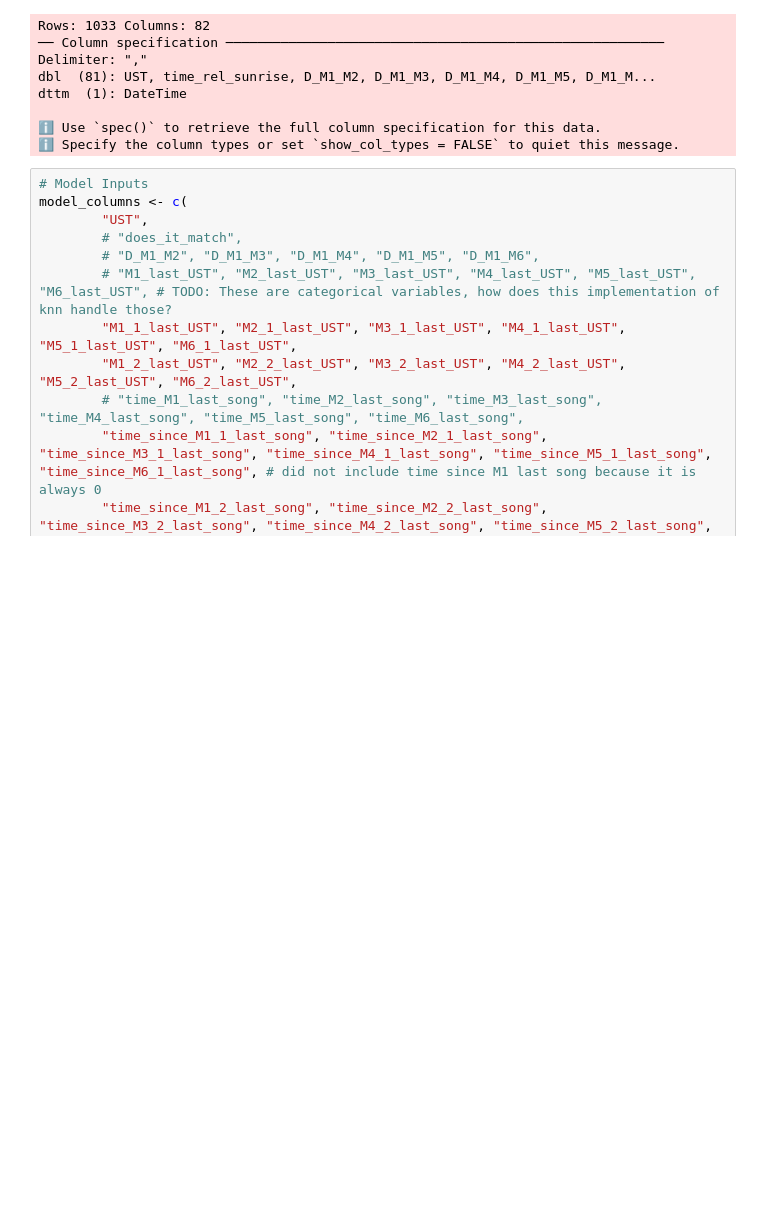
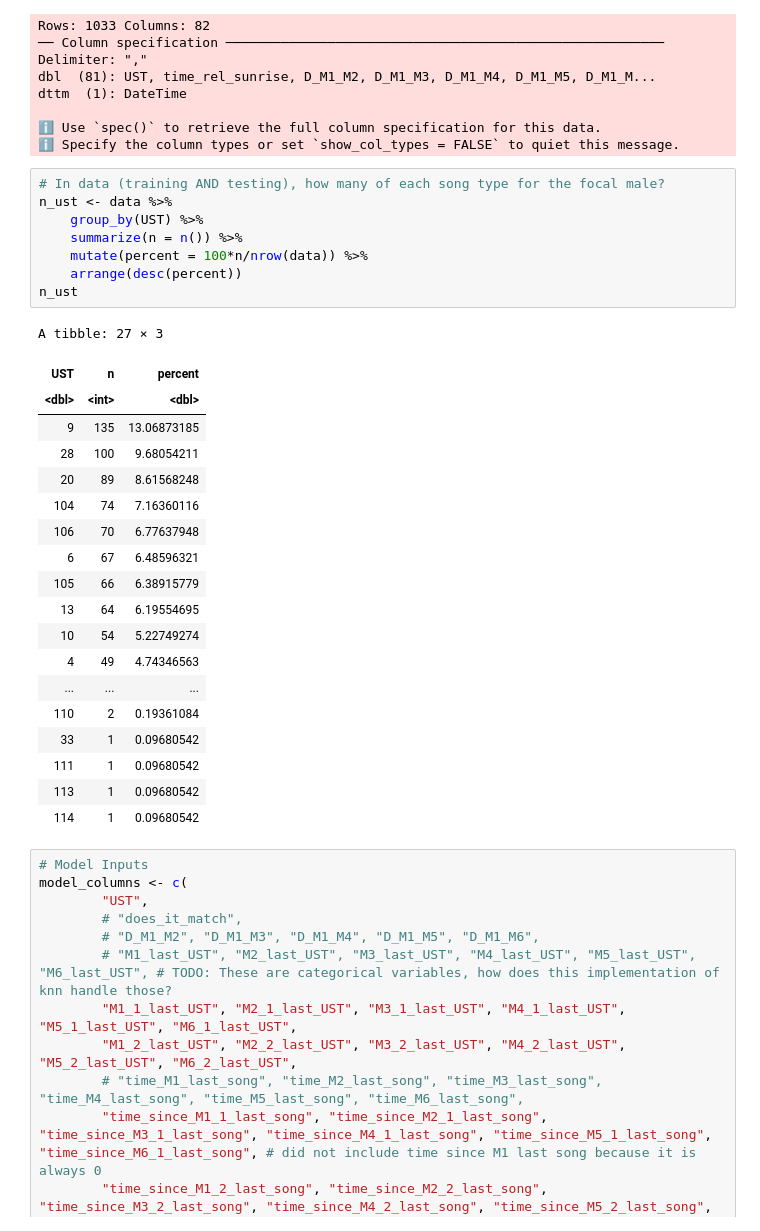
Before and after one commit to jsanvik/Birdsong, a Jupyter notebook: 03 Modelling/10 centre_ust_higher_order_random_forest.ipynb, the cells around one changed output. Drawn from its saved outputs; the diff is of its cells as text; blank space fills up the shorter version.

```diff
--- a/03 Modelling/10 centre_ust_higher_order_random_forest.ipynb
+++ b/03 Modelling/10 centre_ust_higher_order_random_forest.ipynb
@@ -48,6 +48,34 @@ dttm  (1): DateTime
 
 ℹ Use `spec()` to retrieve the full column specification for this data.
 ℹ Specify the column types or set `show_col_types = FALSE` to quiet this message.
+# %%
+# In data (training AND testing), how many of each song type for the focal male?
+n_ust <- data %>%
+    group_by(UST) %>%
+    summarize(n = n()) %>%
+    mutate(percent = 100*n/nrow(data)) %>%
+    arrange(desc(percent))
+n_ust
+# %% [output]
+A tibble: 27 × 3
+| UST | n | percent |
+| <dbl> | <int> | <dbl> |
+| 9 | 135 | 13.06873185 |
+| 28 | 100 | 9.68054211 |
+| 20 | 89 | 8.61568248 |
+| 104 | 74 | 7.16360116 |
+| 106 | 70 | 6.77637948 |
+| 6 | 67 | 6.48596321 |
+| 105 | 66 | 6.38915779 |
+| 13 | 64 | 6.19554695 |
+| 10 | 54 | 5.22749274 |
+| 4 | 49 | 4.74346563 |
+| ... | ... | ... |
+| 110 | 2 | 0.19361084 |
+| 33 | 1 | 0.09680542 |
+| 111 | 1 | 0.09680542 |
+| 113 | 1 | 0.09680542 |
+| 114 | 1 | 0.09680542 |
 # %%
 # Model Inputs
 model_columns <- c(
```
Also changed, not shown: parts of 9 cells of this notebook, 4 other files.
